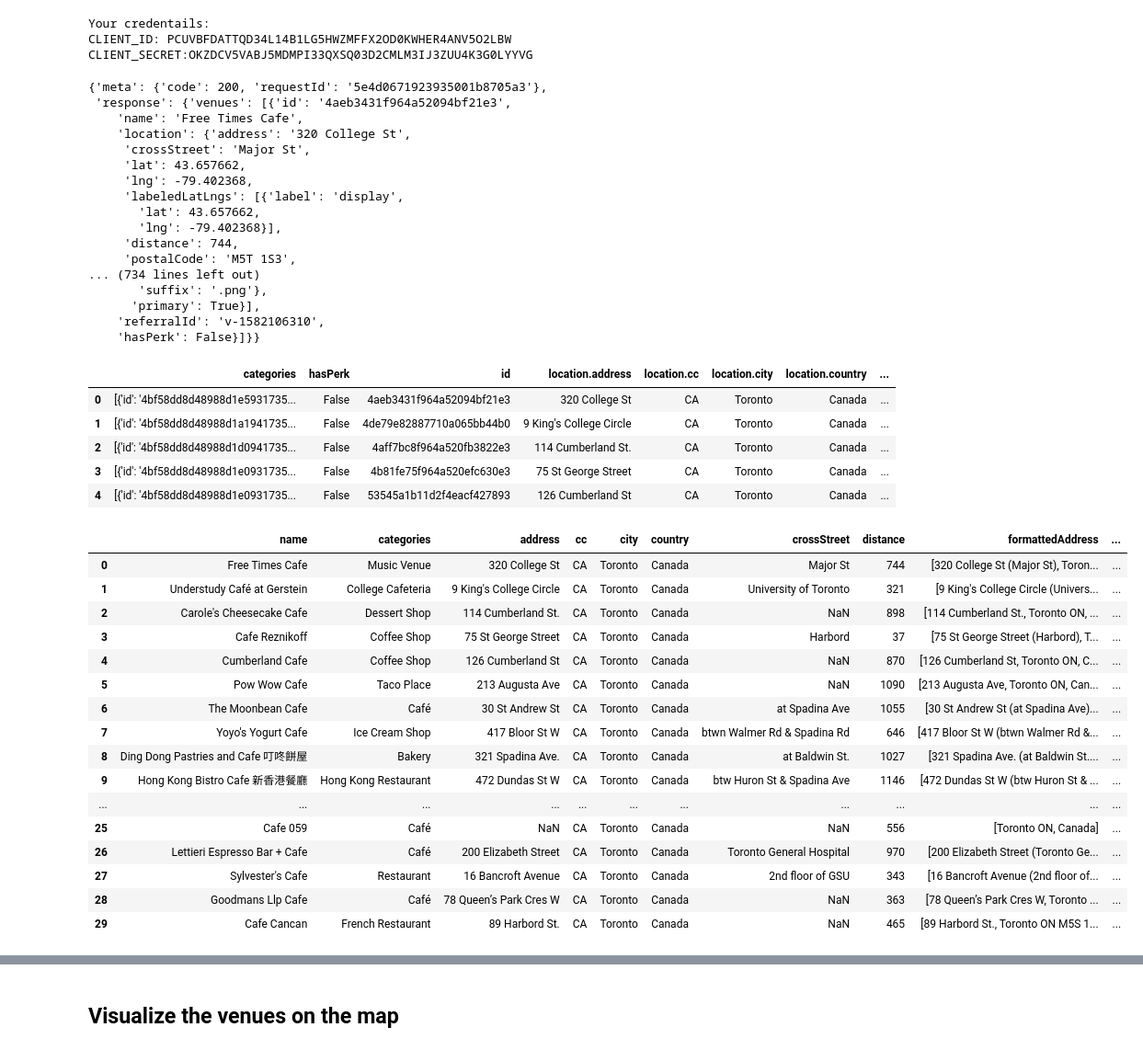
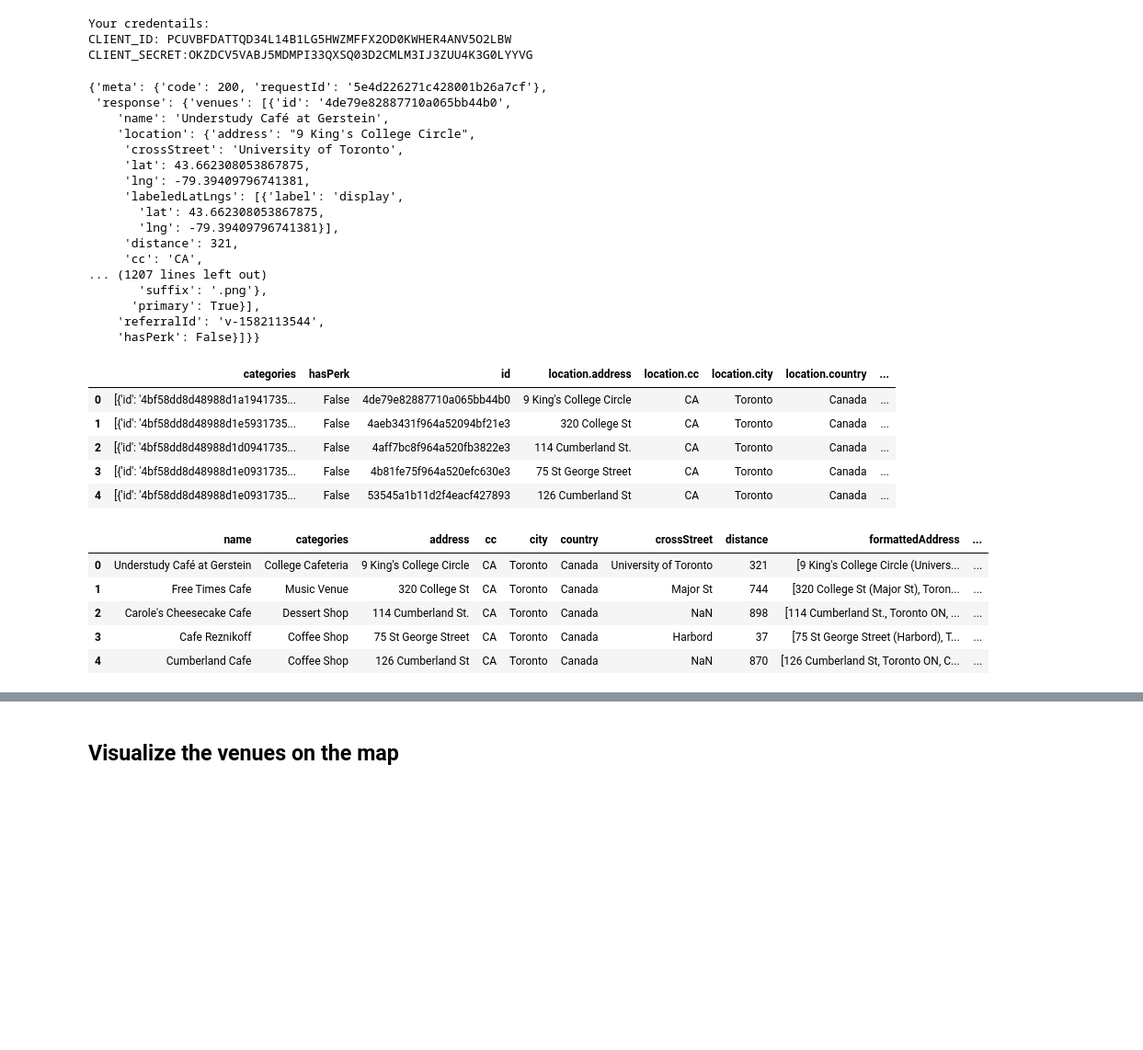
Before and after one commit to stephos078/Coursera-Assignment-1, a Jupyter notebook: Capstone_notebook.ipynb, the cells around one changed output, grey strips where cells are left out. Shown: that part at 92% size. Cells and saved outputs as stored; diff of their text form; code cells hidden in the pictures; blank space fills up the shorter version.

```diff
--- a/Capstone_notebook.ipynb
+++ b/Capstone_notebook.ipynb
@@ -87,7 +87,7 @@ restaurant .... OK!
 CLIENT_ID = 'PCUVBFDATTQD34L14B1LG5HWZMFFX2OD0KWHER4ANV5O2LBW'
 CLIENT_SECRET = 'OKZDCV5VABJ5MDMPI33QXSQ03D2CMLM3IJ3ZUU4K3G0LYYVG'
 VERSION = '20180604'
-LIMIT = 30
+LIMIT = 100
 print('Your credentails:')
 print('CLIENT_ID: ' + CLIENT_ID)
 print('CLIENT_SECRET:' + CLIENT_SECRET)
@@ -102,22 +102,22 @@ url_2 = 'https://api.foursquare.com/v2/venues/search?client_id={}&client_secret=
 results_1 = requests.get(url_1).json()
 results_1
 # %% [output]
-{'meta': {'code': 200, 'requestId': '5e4d0671923935001b8705a3'},
- 'response': {'venues': [{'id': '4aeb3431f964a52094bf21e3',
-    'name': 'Free Times Cafe',
-    'location': {'address': '320 College St',
-     'crossStreet': 'Major St',
-     'lat': 43.657662,
-     'lng': -79.402368,
+{'meta': {'code': 200, 'requestId': '5e4d226271c428001b26a7cf'},
+ 'response': {'venues': [{'id': '4de79e82887710a065bb44b0',
+    'name': 'Understudy Café at Gerstein',
+    'location': {'address': "9 King's College Circle",
+     'crossStreet': 'University of Toronto',
+     'lat': 43.662308053867875,
+     'lng': -79.39409796741381,
      'labeledLatLngs': [{'label': 'display',
-       'lat': 43.657662,
-       'lng': -79.402368}],
-     'distance': 744,
-     'postalCode': 'M5T 1S3',
-... (734 lines left out)
+       'lat': 43.662308053867875,
+       'lng': -79.39409796741381}],
+     'distance': 321,
+     'cc': 'CA',
+... (1207 lines left out)
        'suffix': '.png'},
       'primary': True}],
-    'referralId': 'v-1582106310',
+    'referralId': 'v-1582113544',
     'hasPerk': False}]}}
 # %%
 # assign relevant part of JSON to venues
@@ -128,53 +128,42 @@ dataframe_1 = json_normalize(venues_1)
 dataframe_1.head()
 # %% [output]
 |  | categories | hasPerk | id | location.address | location.cc | location.city | location.country | ... |
-| 0 | [{'id': '4bf58dd8d48988d1e5931735... | False | 4aeb3431f964a52094bf21e3 | 320 College St | CA | Toronto | Canada | ... |
-| 1 | [{'id': '4bf58dd8d48988d1a1941735... | False | 4de79e82887710a065bb44b0 | 9 King's College Circle | CA | Toronto | Canada | ... |
+| 0 | [{'id': '4bf58dd8d48988d1a1941735... | False | 4de79e82887710a065bb44b0 | 9 King's College Circle | CA | Toronto | Canada | ... |
+| 1 | [{'id': '4bf58dd8d48988d1e5931735... | False | 4aeb3431f964a52094bf21e3 | 320 College St | CA | Toronto | Canada | ... |
 | 2 | [{'id': '4bf58dd8d48988d1d0941735... | False | 4aff7bc8f964a520fb3822e3 | 114 Cumberland St. | CA | Toronto | Canada | ... |
 | 3 | [{'id': '4bf58dd8d48988d1e0931735... | False | 4b81fe75f964a520efc630e3 | 75 St George Street | CA | Toronto | Canada | ... |
 | 4 | [{'id': '4bf58dd8d48988d1e0931735... | False | 53545a1b11d2f4eacf427893 | 126 Cumberland St | CA | Toronto | Canada | ... |
 # %%
 # keep only columns that include venue name, and anything that is associated with location
 filtered_columns_1 = ['name', 'categories'] + [col for col in dataframe_1.columns if col.startswith('location.')] + ['id']
 dataframe_filtered_1 = dataframe_1.loc[:, filtered_columns_1]
 
 # function that extracts the category of the venue
 def get_category_type(row):
     try:
         categories_list = row['categories']
     except:
         categories_list = row['venue_1.categories']
 
     if len(categories_list) == 0:
         return None
     else:
         return categories_list[0]['name']
 
 # filter the category for each row
 dataframe_filtered_1['categories'] = dataframe_filtered_1.apply(get_category_type, axis=1)
 
 # clean column names by keeping only last term
 dataframe_filtered_1.columns = [column.split('.')[-1] for column in dataframe_filtered_1.columns]
 
-dataframe_filtered_1
+dataframe_filtered_1.head()
 # %% [output]
 |  | name | categories | address | cc | city | country | crossStreet | distance | formattedAddress | ... |
-| 0 | Free Times Cafe | Music Venue | 320 College St | CA | Toronto | Canada | Major St | 744 | [320 College St (Major St), Toron... | ... |
-| 1 | Understudy Café at Gerstein | College Cafeteria | 9 King's College Circle | CA | Toronto | Canada | University of Toronto | 321 | [9 King's College Circle (Univers... | ... |
+| 0 | Understudy Café at Gerstein | College Cafeteria | 9 King's College Circle | CA | Toronto | Canada | University of Toronto | 321 | [9 King's College Circle (Univers... | ... |
+| 1 | Free Times Cafe | Music Venue | 320 College St | CA | Toronto | Canada | Major St | 744 | [320 College St (Major St), Toron... | ... |
 | 2 | Carole's Cheesecake Cafe | Dessert Shop | 114 Cumberland St. | CA | Toronto | Canada | NaN | 898 | [114 Cumberland St., Toronto ON, ... | ... |
 | 3 | Cafe Reznikoff | Coffee Shop | 75 St George Street | CA | Toronto | Canada | Harbord | 37 | [75 St George Street (Harbord), T... | ... |
 | 4 | Cumberland Cafe | Coffee Shop | 126 Cumberland St | CA | Toronto | Canada | NaN | 870 | [126 Cumberland St, Toronto ON, C... | ... |
-| 5 | Pow Wow Cafe | Taco Place | 213 Augusta Ave | CA | Toronto | Canada | NaN | 1090 | [213 Augusta Ave, Toronto ON, Can... | ... |
-| 6 | The Moonbean Cafe | Café | 30 St Andrew St | CA | Toronto | Canada | at Spadina Ave | 1055 | [30 St Andrew St (at Spadina Ave)... | ... |
-| 7 | Yoyo's Yogurt Cafe | Ice Cream Shop | 417 Bloor St W | CA | Toronto | Canada | btwn Walmer Rd & Spadina Rd | 646 | [417 Bloor St W (btwn Walmer Rd &... | ... |
-| 8 | Ding Dong Pastries and Cafe 叮咚餅屋 | Bakery | 321 Spadina Ave. | CA | Toronto | Canada | at Baldwin St. | 1027 | [321 Spadina Ave. (at Baldwin St.... | ... |
-| 9 | Hong Kong Bistro Cafe 新香港餐廳 | Hong Kong Restaurant | 472 Dundas St W | CA | Toronto | Canada | btw Huron St & Spadina Ave | 1146 | [472 Dundas St W (btw Huron St & ... | ... |
-| ... | ... | ... | ... | ... | ... | ... | ... | ... | ... | ... |
-| 25 | Cafe 059 | Café | NaN | CA | Toronto | Canada | NaN | 556 | [Toronto ON, Canada] | ... |
-| 26 | Lettieri Espresso Bar + Cafe | Café | 200 Elizabeth Street | CA | Toronto | Canada | Toronto General Hospital | 970 | [200 Elizabeth Street (Toronto Ge... | ... |
-| 27 | Sylvester's Cafe | Restaurant | 16 Bancroft Avenue | CA | Toronto | Canada | 2nd floor of GSU | 343 | [16 Bancroft Avenue (2nd floor of... | ... |
-| 28 | Goodmans Llp Cafe | Café | 78 Queen’s Park Cres W | CA | Toronto | Canada | NaN | 363 | [78 Queen’s Park Cres W, Toronto ... | ... |
-| 29 | Cafe Cancan | French Restaurant | 89 Harbord St. | CA | Toronto | Canada | NaN | 465 | [89 Harbord St., Toronto ON M5S 1... | ... |
 # %%
 dataframe_filtered_1.name
 # %% [output]
```
Also changed, not shown: parts of 6 cells of this notebook.
